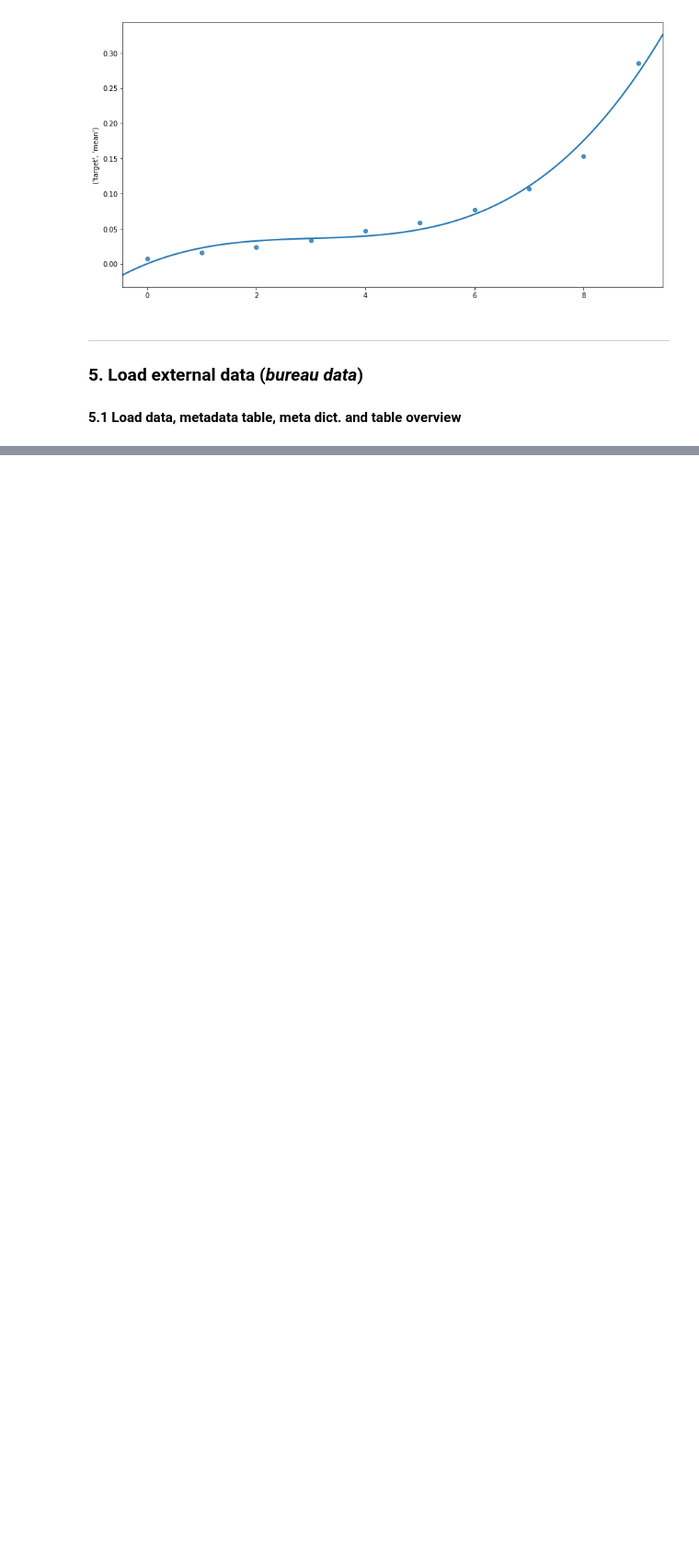
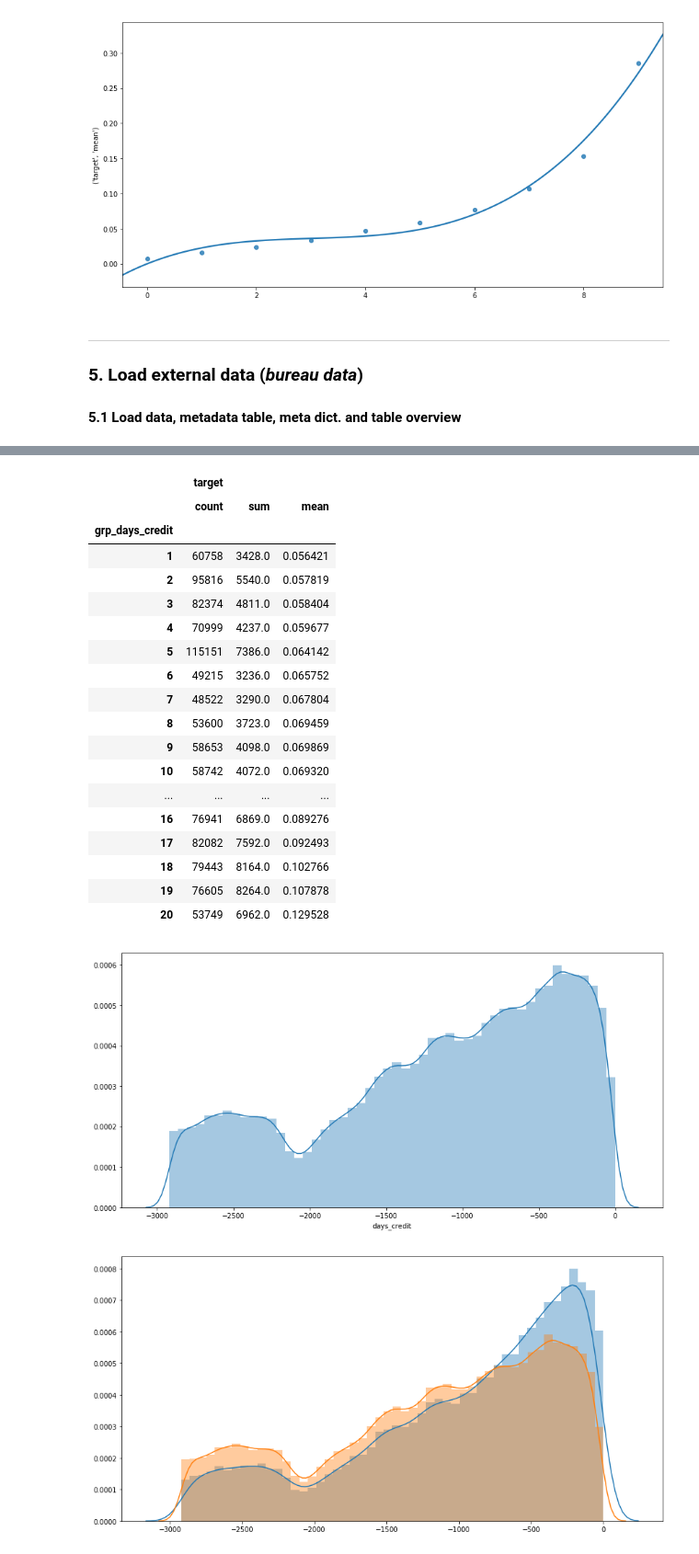
Before and after one commit to one800hotline/Kaggle, a Jupyter notebook: Credit Default/Credit Default v1.ipynb, the cells around one changed output, grey strips where cells are left out. Shown at 92% size. Saved outputs shown, nothing was run; the diff lists cells and outputs as text; code cells hidden in the pictures; blank space fills up the shorter version.

```diff
--- a/Credit Default/Credit Default v1.ipynb
+++ b/Credit Default/Credit Default v1.ipynb
@@ -3282,0 +4183,12 @@ cstr.f_vc_aug(True, df_grpby_burea, 'grp_months_balance')
+# %%
+print (f_show_col_desc('days_credit'))
+df_temp=df_bureau_common[df_bureau_common['target']!=-1][['sk_id_curr','target', 'days_credit']].drop_duplicates()
+
+cstr.f_desc_aug(True
+                ,df_temp
+                ,['target']
+                ,['days_credit']
+                ,[idx*-1 for idx in range(1500, 3500, 300)][::-1]+[idx*-1 for idx in range(0, 1500, 150)][::-1]
+                ,None
+               )
+# %% [output]
@@ -3282,0 +4206,21 @@ cstr.f_vc_aug(True, df_grpby_burea, 'grp_months_balance')
+|  | target |  |  |
+|  | count | sum | mean |
+| grp_days_credit |  |  |  |
+| 1 | 60758 | 3428.0 | 0.056421 |
+| 2 | 95816 | 5540.0 | 0.057819 |
+| 3 | 82374 | 4811.0 | 0.058404 |
+| 4 | 70999 | 4237.0 | 0.059677 |
+| 5 | 115151 | 7386.0 | 0.064142 |
+| 6 | 49215 | 3236.0 | 0.065752 |
+| 7 | 48522 | 3290.0 | 0.067804 |
+| 8 | 53600 | 3723.0 | 0.069459 |
+| 9 | 58653 | 4098.0 | 0.069869 |
+| 10 | 58742 | 4072.0 | 0.069320 |
+| ... | ... | ... | ... |
+| 16 | 76941 | 6869.0 | 0.089276 |
+| 17 | 82082 | 7592.0 | 0.092493 |
+| 18 | 79443 | 8164.0 | 0.102766 |
+| 19 | 76605 | 8264.0 | 0.107878 |
+| 20 | 53749 | 6962.0 | 0.129528 |
+[figure, added]
+[figure, added]
```
Also changed, not shown: parts of 65 cells of this notebook.
